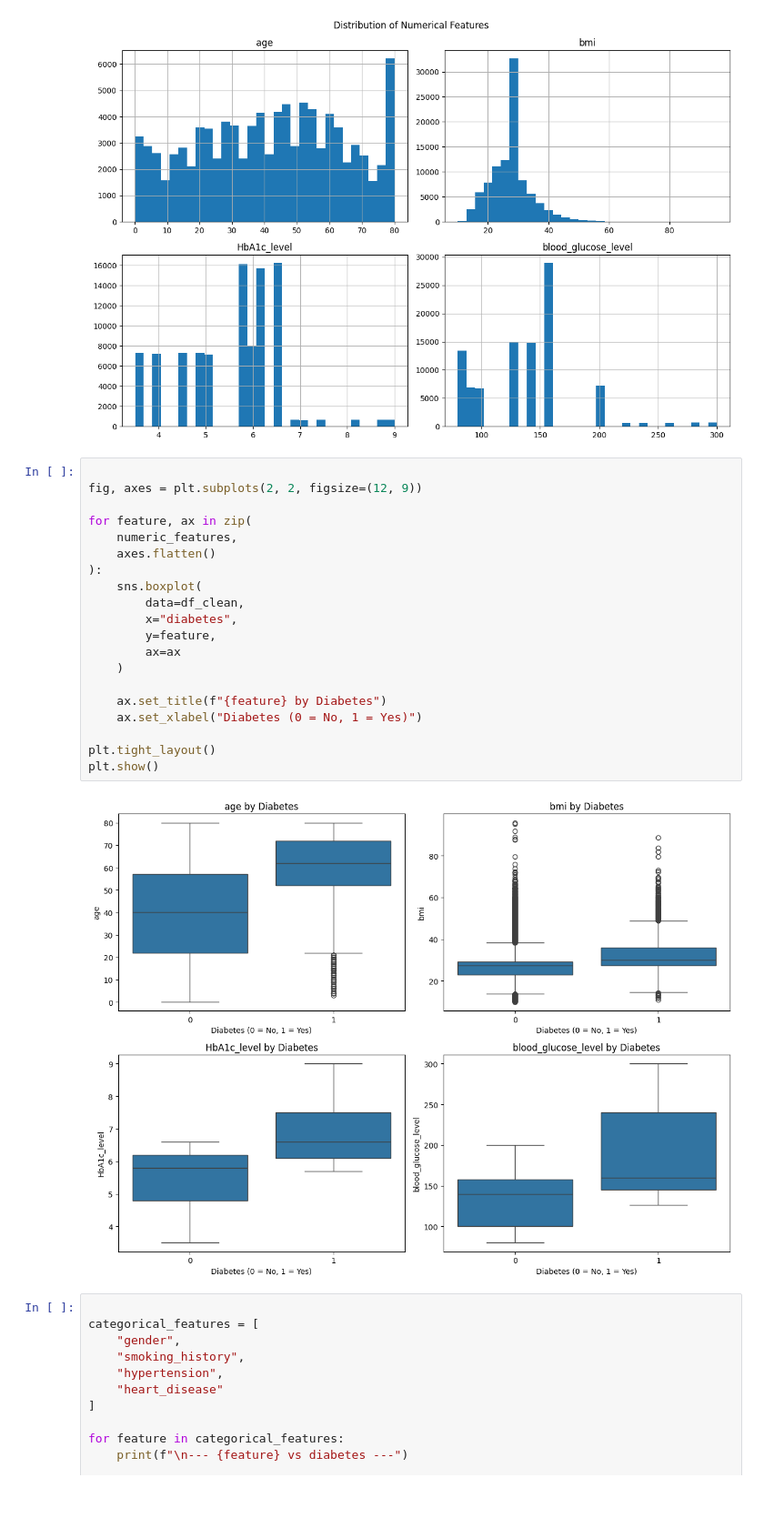
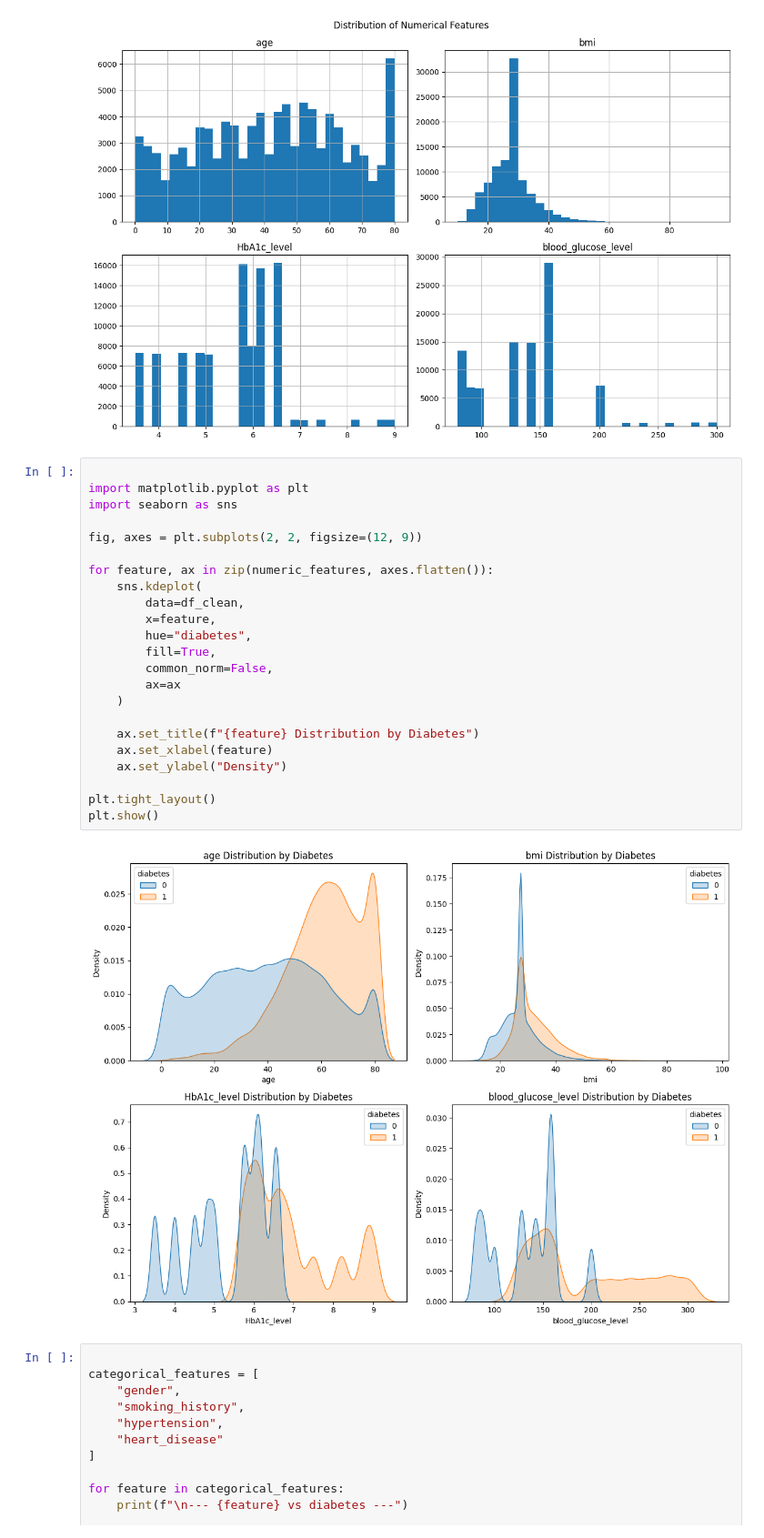
Before and after one commit to khouchWalker/Diabetes-prediction, a Jupyter notebook: diabetes-predection.ipynb, the cells around one changed output. Shown at 91% size. Drawn from its saved outputs; the diff is of its cells as text; blank space fills up the shorter version.

```diff
--- a/diabetes-predection.ipynb
+++ b/diabetes-predection.ipynb
@@ -246,27 +274,30 @@ plt.show()
 # %% [output]
 [figure]
 # %%
+
+import matplotlib.pyplot as plt
+import seaborn as sns
 
 fig, axes = plt.subplots(2, 2, figsize=(12, 9))
 
-for feature, ax in zip(
-    numeric_features,
-    axes.flatten()
-):
-    sns.boxplot(
+for feature, ax in zip(numeric_features, axes.flatten()):
+    sns.kdeplot(
         data=df_clean,
-        x="diabetes",
-        y=feature,
+        x=feature,
+        hue="diabetes",
+        fill=True,
+        common_norm=False,
         ax=ax
     )
 
-    ax.set_title(f"{feature} by Diabetes")
-    ax.set_xlabel("Diabetes (0 = No, 1 = Yes)")
+    ax.set_title(f"{feature} Distribution by Diabetes")
+    ax.set_xlabel(feature)
+    ax.set_ylabel("Density")
 
 plt.tight_layout()
 plt.show()
 # %% [output]
-[figure, old version]
+[figure, new version]
 # %%
 
 categorical_features = [
```
Also changed, not shown: parts of 13 cells of this notebook, 1 other file.
